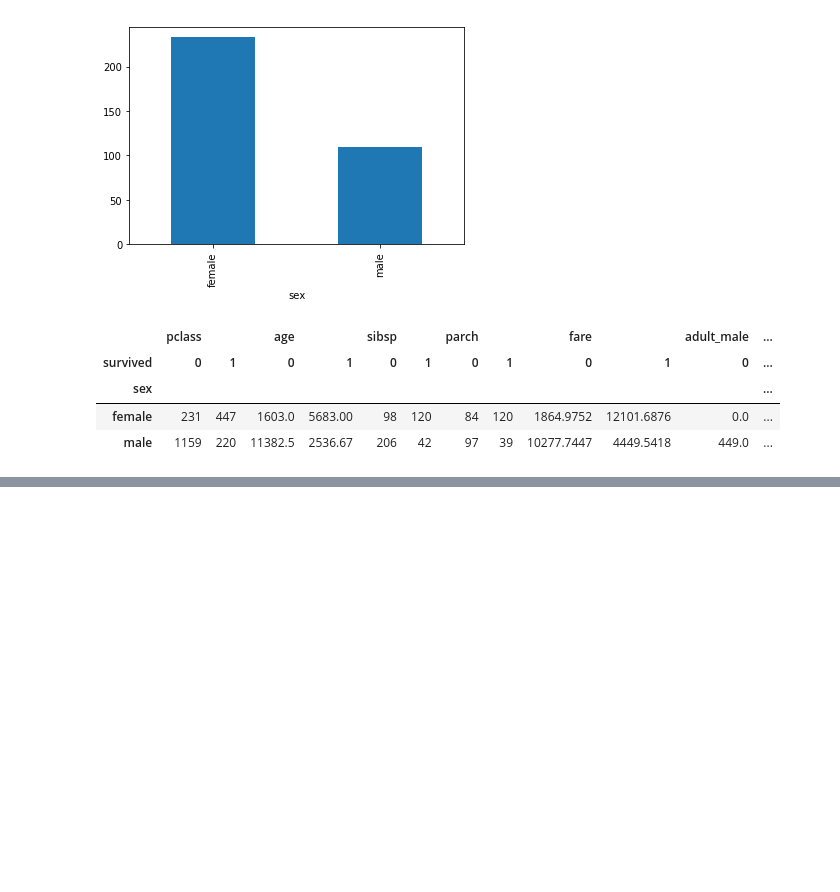
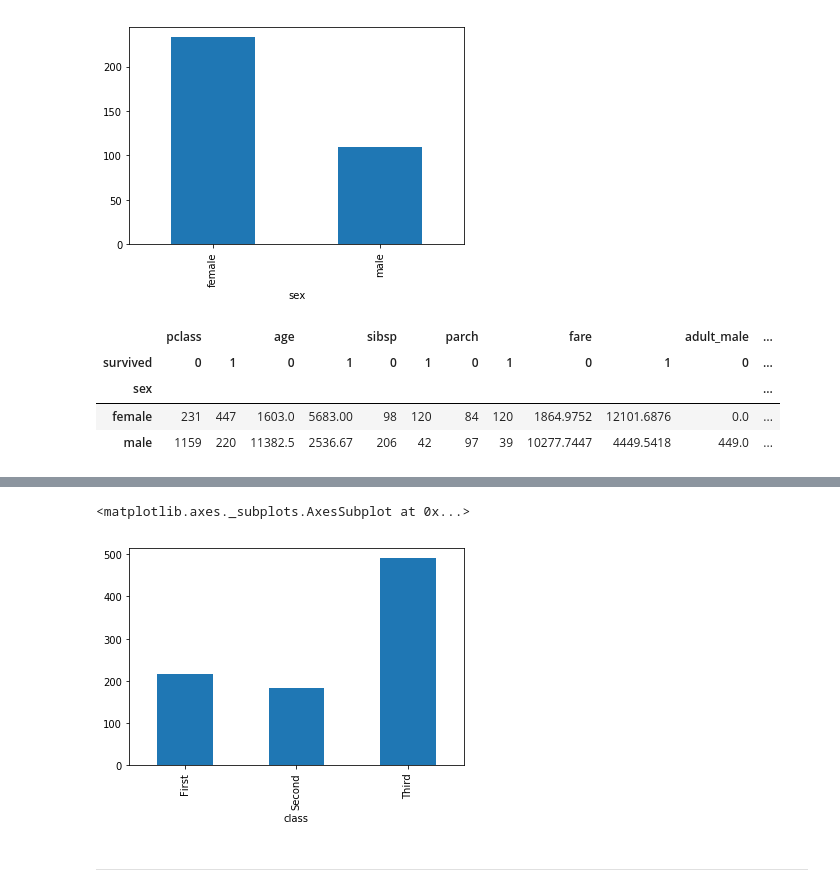
Before and after one commit to Ksanbal/AI, a Jupyter notebook: Machine learning/#004/#004_ML.ipynb, the cells around one changed output, grey strips where cells are left out. Drawn from its saved outputs; the diff is of its cells as text; code cells hidden in the pictures; blank space fills up the shorter version.

```diff
--- a/Machine learning/#004/#004_ML.ipynb
+++ b/Machine learning/#004/#004_ML.ipynb
@@ -191,0 +206,7 @@ titanic.groupby(['sex','survived']).sum().unstack()
+# %%
+titanic.groupby(['class']).size().plot.bar()
+# %% [output]
+<matplotlib.axes._subplots.AxesSubplot at 0x...>
+[figure, added]
+# %% [markdown]
+---
```
Also changed, not shown: parts of 5 cells of this notebook.
